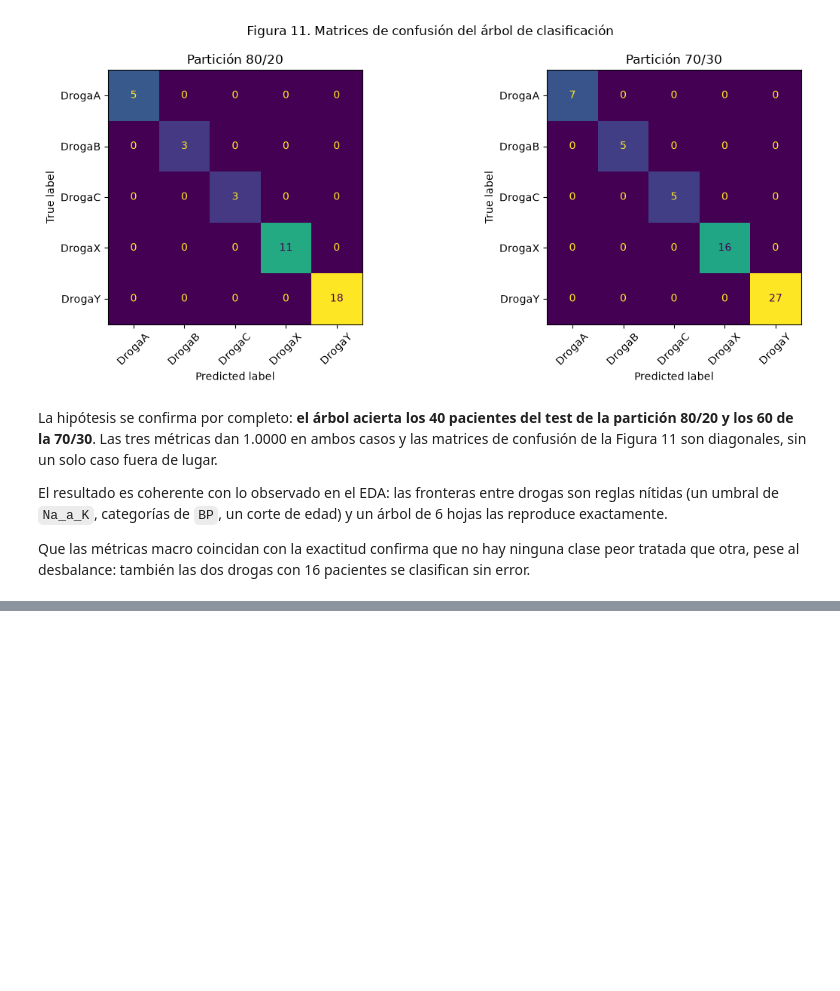
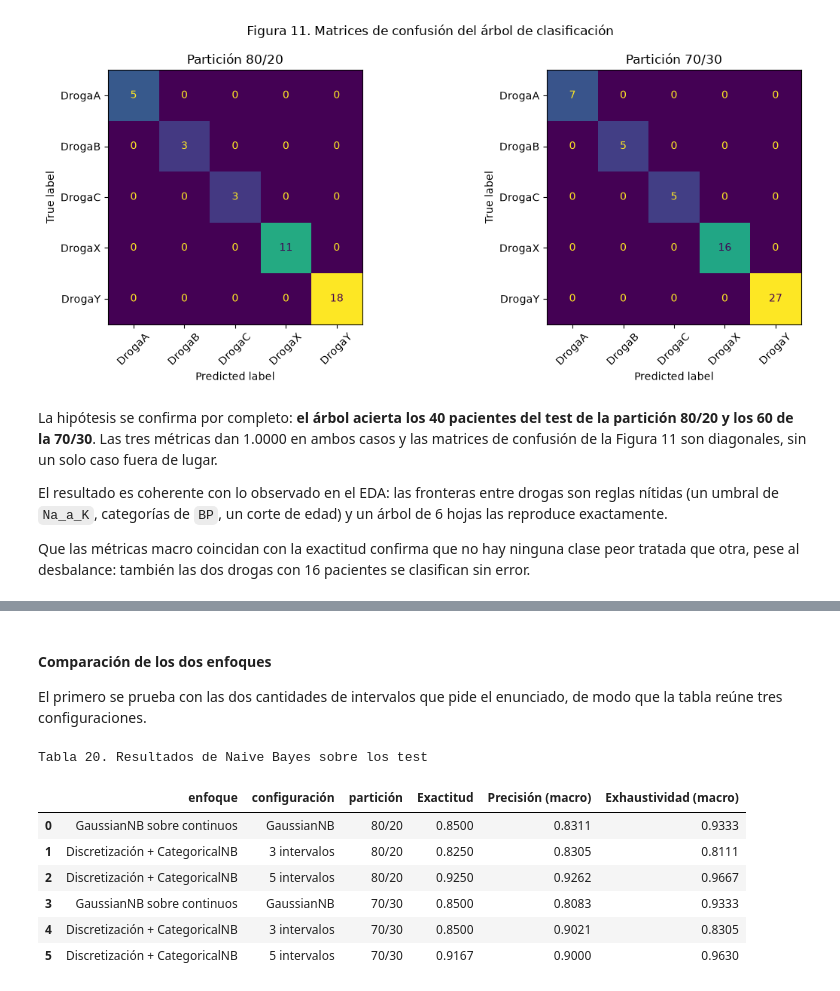
Before and after one commit to frankoespa/tuia-mineria-de-datos, a Jupyter notebook: tp2/tp2_mineria_renna_esparza.ipynb, the cells around one changed output, grey strips where cells are left out. Saved outputs shown, nothing was run; the diff lists cells and outputs as text; code cells hidden in the pictures; blank space fills up the shorter version.

```diff
--- a/tp2/tp2_mineria_renna_esparza.ipynb
+++ b/tp2/tp2_mineria_renna_esparza.ipynb
@@ -904,0 +960,48 @@ Que las métricas macro coincidan con la exactitud confirma que no hay ninguna c
+# %% [markdown]
+#### Comparación de los dos enfoques
+
+El primero se prueba con las dos cantidades de intervalos que pide el enunciado, de modo que la tabla reúne tres configuraciones.
+# %%
+filas_bayes = []
+
+for nombre, (Xtrn, Xtst, ytrn, ytst, Xtrn_std, Xtst_std) in particiones_pac.items():
+    # Enfoque 1: GaussianNB sobre los valores continuos estandarizados
+    gauss = GaussianNB().fit(Xtrn_std, ytrn)
+    pred = gauss.predict(Xtst_std)
+    filas_bayes.append({"enfoque": "GaussianNB sobre continuos",
+                        "configuración": "GaussianNB", "partición": nombre,
+                        "Exactitud": accuracy_score(ytst, pred),
+                        "Precisión (macro)": precision_score(ytst, pred, average="macro", zero_division=0),
+                        "Exhaustividad (macro)": recall_score(ytst, pred, average="macro")})
+
+    # Enfoque 2: CategoricalNB sobre los continuos discretizados
+    for k in [3, 5]:
+        disc = KBinsDiscretizer(n_bins=k, encode="ordinal", strategy="quantile")
+        disc.set_output(transform="pandas")
+        disc.fit(Xtrn[num_pac])
+
+        Xtrn_disc, Xtst_disc = Xtrn.copy(), Xtst.copy()
+        Xtrn_disc[num_pac] = disc.transform(Xtrn[num_pac])
+        Xtst_disc[num_pac] = disc.transform(Xtst[num_pac])
+
+        categorico = CategoricalNB().fit(Xtrn_disc, ytrn)
+        pred = categorico.predict(Xtst_disc)
+        filas_bayes.append({"enfoque": "Discretización + CategoricalNB",
+                            "configuración": f"{k} intervalos", "partición": nombre,
+                            "Exactitud": accuracy_score(ytst, pred),
+                            "Precisión (macro)": precision_score(ytst, pred, average="macro", zero_division=0),
+                            "Exhaustividad (macro)": recall_score(ytst, pred, average="macro")})
+
+metricas_bayes = pd.DataFrame(filas_bayes)
+
+print("Tabla 20. Resultados de Naive Bayes sobre los test")
+metricas_bayes.round(4)
+# %% [output]
+Tabla 20. Resultados de Naive Bayes sobre los test
+|  | enfoque | configuración | partición | Exactitud | Precisión (macro) | Exhaustividad (macro) |
+| 0 | GaussianNB sobre continuos | GaussianNB | 80/20 | 0.8500 | 0.8311 | 0.9333 |
+| 1 | Discretización + CategoricalNB | 3 intervalos | 80/20 | 0.8250 | 0.8305 | 0.8111 |
+| 2 | Discretización + CategoricalNB | 5 intervalos | 80/20 | 0.9250 | 0.9262 | 0.9667 |
+| 3 | GaussianNB sobre continuos | GaussianNB | 70/30 | 0.8500 | 0.8083 | 0.9333 |
+| 4 | Discretización + CategoricalNB | 3 intervalos | 70/30 | 0.8500 | 0.9021 | 0.8305 |
+| 5 | Discretización + CategoricalNB | 5 intervalos | 70/30 | 0.9167 | 0.9000 | 0.9630 |
```
Also changed, not shown: parts of 8 cells of this notebook, 2 other files.
